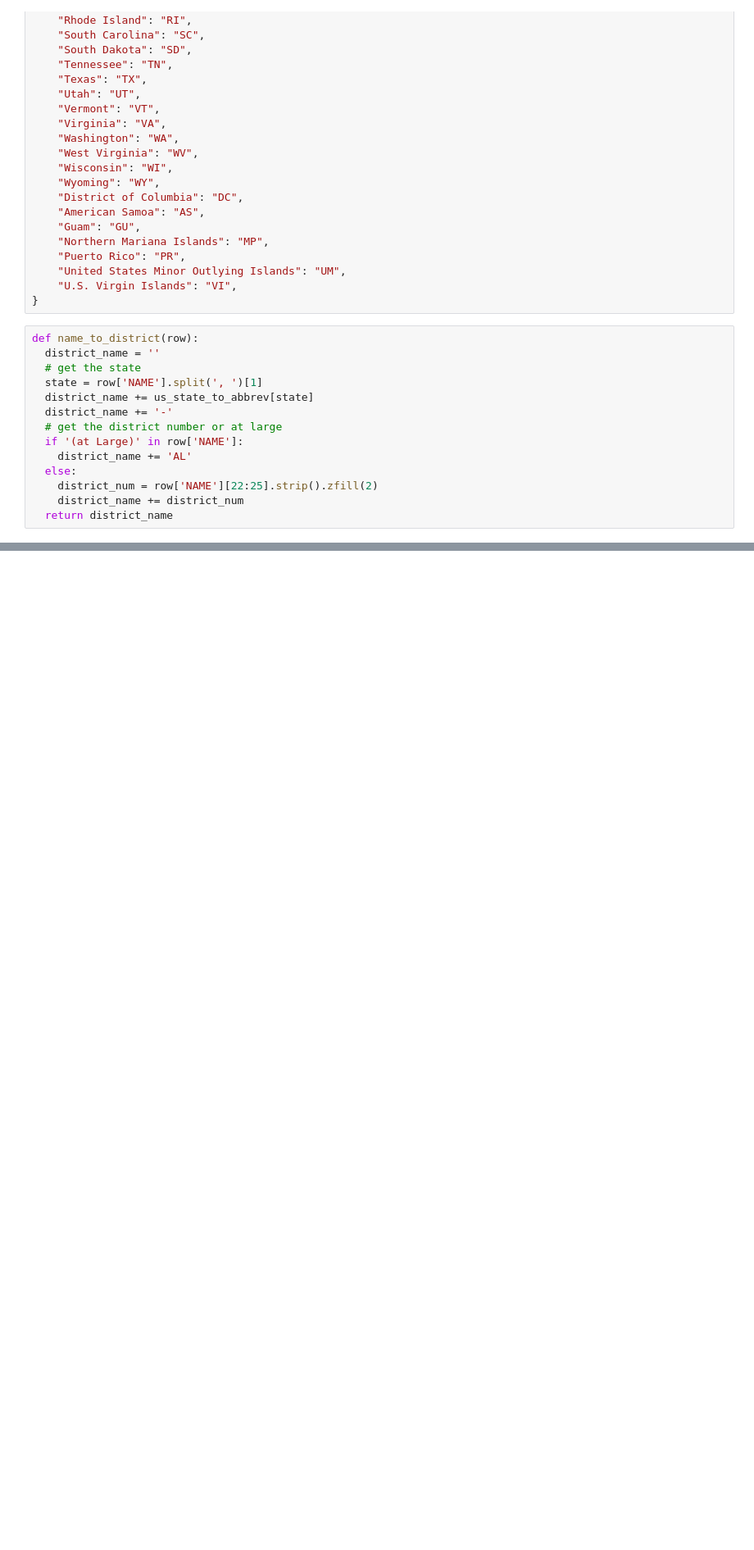
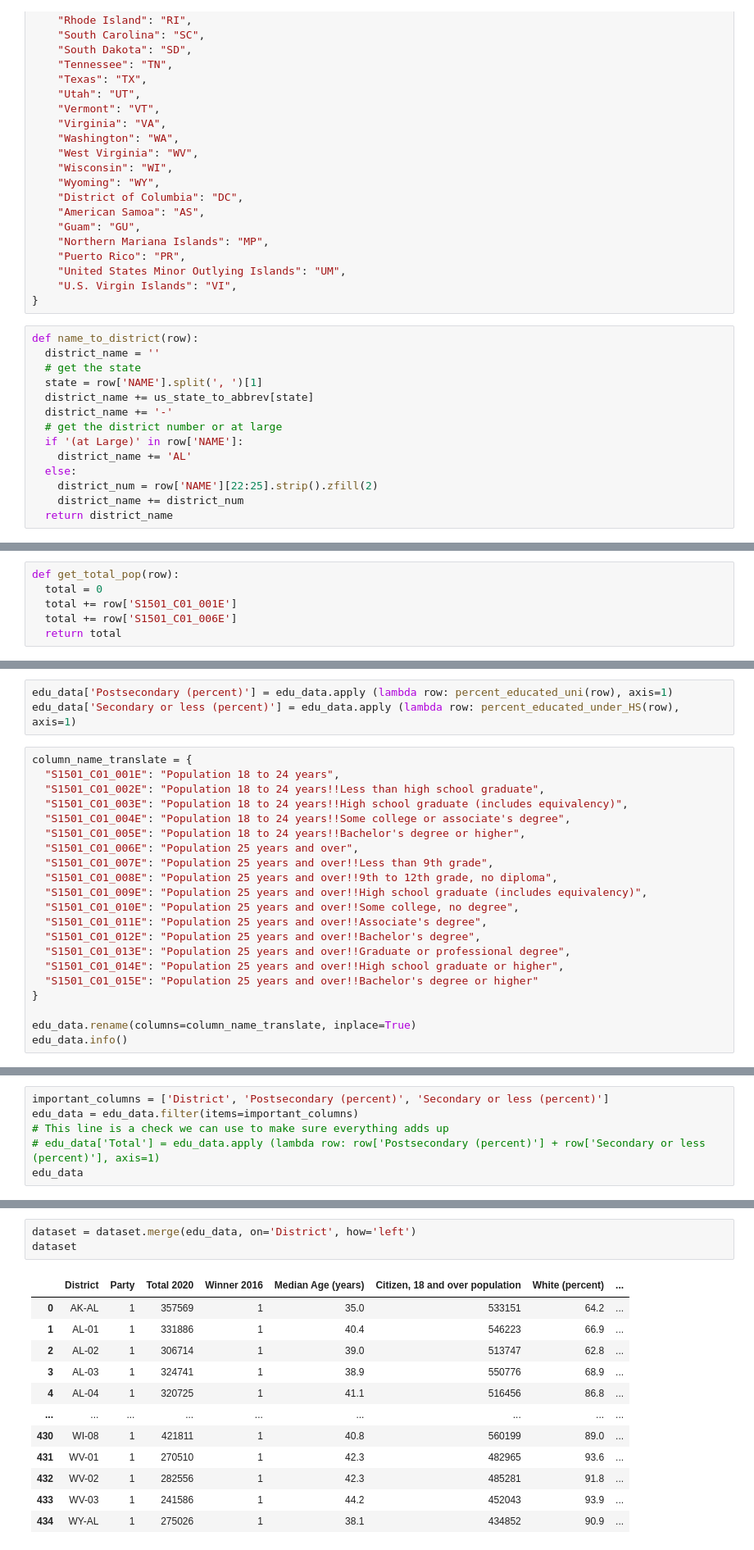
Before and after one commit to LeoSpallino/4ML3-Data-Cleaning, a Jupyter notebook: pop_data_cleaning.ipynb, the cells around one changed output, grey strips where cells are left out. Shown: that part at 82% size. Saved outputs shown, nothing was run; the diff lists cells and outputs as text; blank space fills up the shorter version.

```diff
--- a/pop_data_cleaning.ipynb
+++ b/pop_data_cleaning.ipynb
@@ -198,0 +336,6 @@ dataset
+# %%
+def get_total_pop(row):
+  total = 0
+  total += row['S1501_C01_001E']
+  total += row['S1501_C01_006E']
+  return total
@@ -198,0 +370,24 @@ dataset
+# %%
+edu_data['Postsecondary (percent)'] = edu_data.apply (lambda row: percent_educated_uni(row), axis=1)
+edu_data['Secondary or less (percent)'] = edu_data.apply (lambda row: percent_educated_under_HS(row), axis=1)
+# %%
+column_name_translate = {
+  "S1501_C01_001E": "Population 18 to 24 years",
+  "S1501_C01_002E": "Population 18 to 24 years!!Less than high school graduate",
+  "S1501_C01_003E": "Population 18 to 24 years!!High school graduate (includes equivalency)",
+  "S1501_C01_004E": "Population 18 to 24 years!!Some college or associate's degree",
+  "S1501_C01_005E": "Population 18 to 24 years!!Bachelor's degree or higher",
+  "S1501_C01_006E": "Population 25 years and over",
+  "S1501_C01_007E": "Population 25 years and over!!Less than 9th grade",
+  "S1501_C01_008E": "Population 25 years and over!!9th to 12th grade, no diploma",
+  "S1501_C01_009E": "Population 25 years and over!!High school graduate (includes equivalency)",
+  "S1501_C01_010E": "Population 25 years and over!!Some college, no degree",
+  "S1501_C01_011E": "Population 25 years and over!!Associate's degree",
+  "S1501_C01_012E": "Population 25 years and over!!Bachelor's degree",
+  "S1501_C01_013E": "Population 25 years and over!!Graduate or professional degree",
+  "S1501_C01_014E": "Population 25 years and over!!High school graduate or higher",
+  "S1501_C01_015E": "Population 25 years and over!!Bachelor's degree or higher"
+}
+
+edu_data.rename(columns=column_name_translate, inplace=True)
+edu_data.info()
@@ -198,0 +412,6 @@ dataset
+# %%
+important_columns = ['District', 'Postsecondary (percent)', 'Secondary or less (percent)']
+edu_data = edu_data.filter(items=important_columns)
+# This line is a check we can use to make sure everything adds up
+# edu_data['Total'] = edu_data.apply (lambda row: row['Postsecondary (percent)'] + row['Secondary or less (percent)'], axis=1)
+edu_data
@@ -198,0 +432,16 @@ dataset
+# %%
+dataset = dataset.merge(edu_data, on='District', how='left')
+dataset
+# %% [output]
+|  | District | Party | Total 2020 | Winner 2016 | Median Age (years) | Citizen, 18 and over population | White (percent) | ... |
+| 0 | AK-AL | 1 | 357569 | 1 | 35.0 | 533151 | 64.2 | ... |
+| 1 | AL-01 | 1 | 331886 | 1 | 40.4 | 546223 | 66.9 | ... |
+| 2 | AL-02 | 1 | 306714 | 1 | 39.0 | 513747 | 62.8 | ... |
+| 3 | AL-03 | 1 | 324741 | 1 | 38.9 | 550776 | 68.9 | ... |
+| 4 | AL-04 | 1 | 320725 | 1 | 41.1 | 516456 | 86.8 | ... |
+| ... | ... | ... | ... | ... | ... | ... | ... | ... |
+| 430 | WI-08 | 1 | 421811 | 1 | 40.8 | 560199 | 89.0 | ... |
+| 431 | WV-01 | 1 | 270510 | 1 | 42.3 | 482965 | 93.6 | ... |
+| 432 | WV-02 | 1 | 282556 | 1 | 42.3 | 485281 | 91.8 | ... |
+| 433 | WV-03 | 1 | 241586 | 1 | 44.2 | 452043 | 93.9 | ... |
+| 434 | WY-AL | 1 | 275026 | 1 | 38.1 | 434852 | 90.9 | ... |
```
Also changed, not shown: parts of 24 cells of this notebook, 11 other files.
